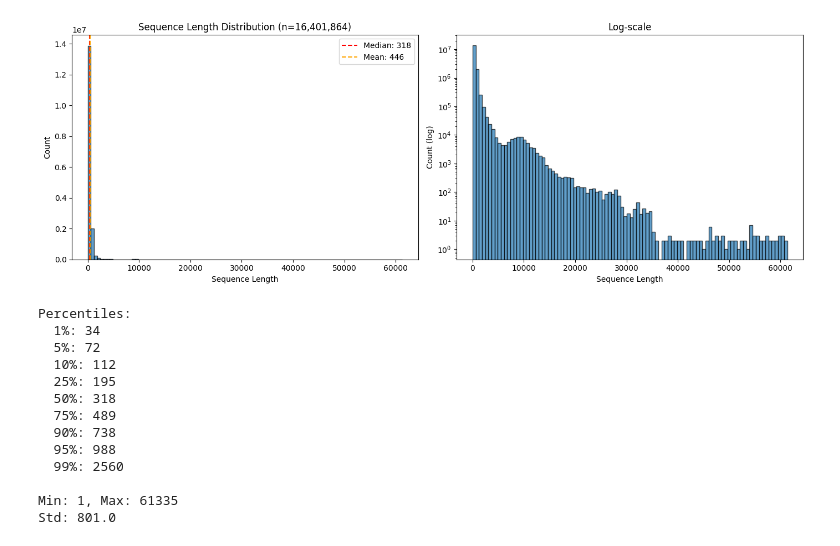
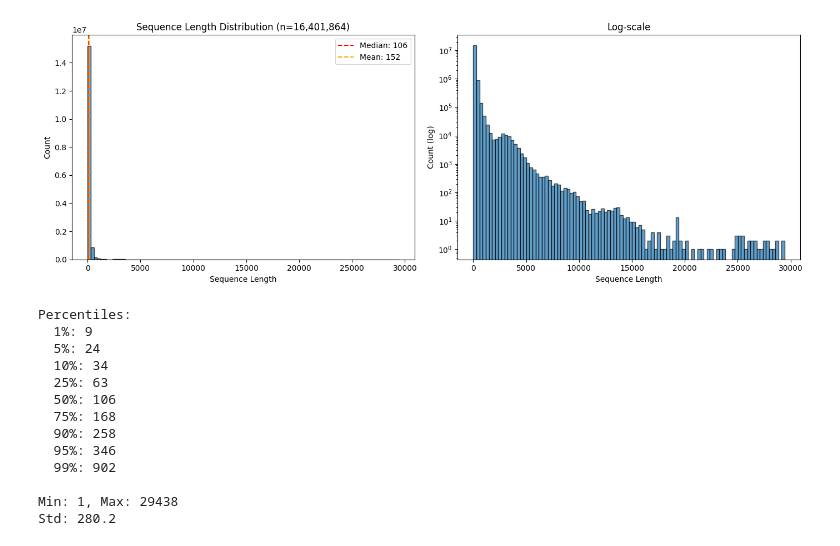
Before and after one commit to AngelUrq/auction_classic, a Jupyter notebook: notebooks/lengths.ipynb, the cells around one changed output. Drawn from its saved outputs; the diff is of its cells as text; code cells hidden in the pictures.

```diff
--- a/notebooks/lengths.ipynb
+++ b/notebooks/lengths.ipynb
@@ -2,49 +2,49 @@
 import numpy as np
 import matplotlib.pyplot as plt
 
-max_hours_back = 72
+max_hours_back = 24
 lengths = np.load(f"../generated/bucket_lengths_train_{max_hours_back}.npy")
 
 fig, axes = plt.subplots(1, 2, figsize=(14, 5))
 
 # Raw histogram
 axes[0].hist(lengths, bins=100, edgecolor='black', alpha=0.7)
 axes[0].set_xlabel('Sequence Length')
 axes[0].set_ylabel('Count')
 axes[0].set_title(f'Sequence Length Distribution (n={len(lengths):,})')
 axes[0].axvline(np.median(lengths), color='red', linestyle='--', label=f'Median: {np.median(lengths):.0f}')
 axes[0].axvline(np.mean(lengths), color='orange', linestyle='--', label=f'Mean: {np.mean(lengths):.0f}')
 axes[0].legend()
 
 # Log-scale histogram (useful if heavily skewed)
 axes[1].hist(lengths, bins=100, edgecolor='black', alpha=0.7)
 axes[1].set_yscale('log')
 axes[1].set_xlabel('Sequence Length')
 axes[1].set_ylabel('Count (log)')
 axes[1].set_title('Log-scale')
 
 plt.tight_layout()
 plt.show()
 
 # Print percentiles to help choose bucket boundaries
 print("\nPercentiles:")
 for p in [1, 5, 10, 25, 50, 75, 90, 95, 99]:
     print(f"  {p}%: {np.percentile(lengths, p):.0f}")
 
 print(f"\nMin: {lengths.min()}, Max: {lengths.max()}")
 print(f"Std: {lengths.std():.1f}")
 # %% [output]
-[figure, old version]
+[figure, new version]
 Percentiles:
-  1%: 34
-  5%: 72
-  10%: 112
-  25%: 195
-  50%: 318
-  75%: 489
-  90%: 738
-  95%: 988
-  99%: 2560
+  1%: 9
+  5%: 24
+  10%: 34
+  25%: 63
+  50%: 106
+  75%: 168
+  90%: 258
+  95%: 346
+  99%: 902
 
-Min: 1, Max: 61335
-Std: 801.0
+Min: 1, Max: 29438
+Std: 280.2
```
Also changed, not shown: 3 other files.
